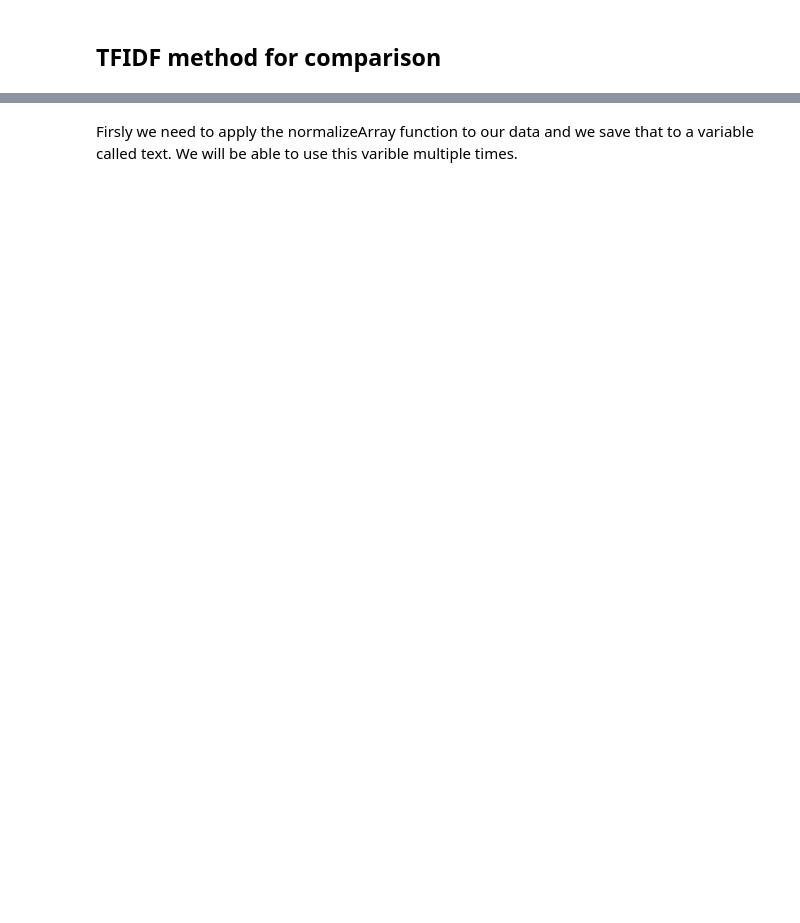
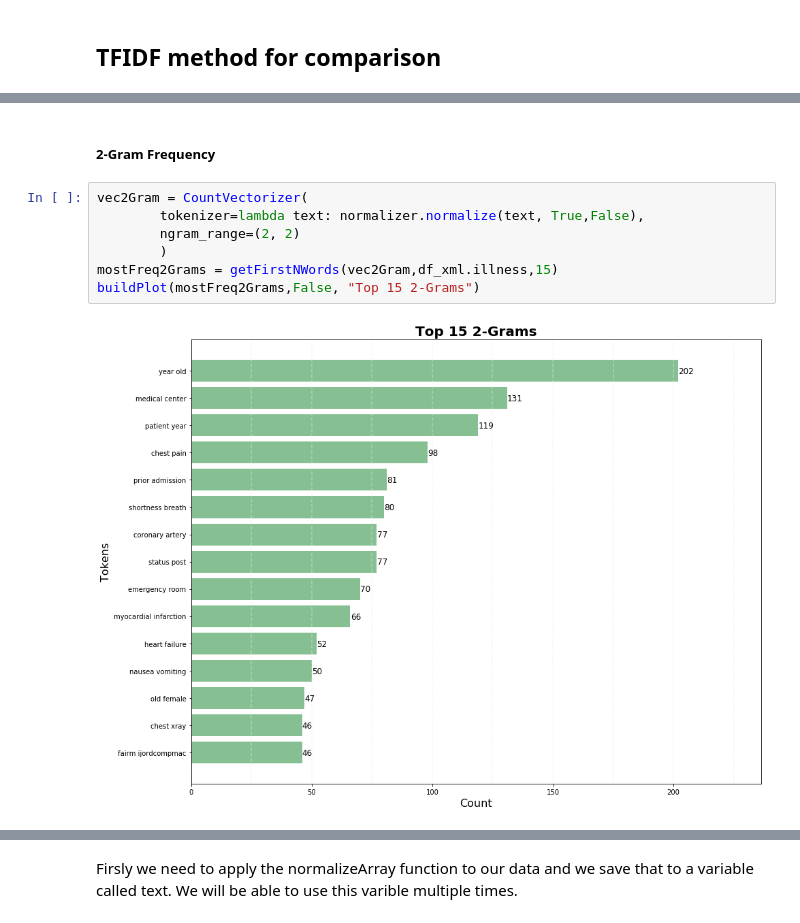
Before and after one commit to LaertNuhu/MedDataVisualisation, a Jupyter notebook: Implementation.ipynb, the cells around one changed output, grey strips where cells are left out. Cells and saved outputs as stored; diff of their text form; blank space fills up the shorter version.

```diff
--- a/Implementation.ipynb
+++ b/Implementation.ipynb
@@ -476,0 +313,11 @@ skipper = functools.partial(skipgrams, n=2, k=random.randint(0,window_size))
+# %% [markdown]
+##### 2-Gram Frequency
+# %%
+vec2Gram = CountVectorizer(
+        tokenizer=lambda text: normalizer.normalize(text, True,False),
+        ngram_range=(2, 2)
+        )
+mostFreq2Grams = getFirstNWords(vec2Gram,df_xml.illness,15)
+buildPlot(mostFreq2Grams,False, "Top 15 2-Grams")
+# %% [output]
+[figure, added]
```
Also changed, not shown: parts of 57 cells of this notebook.
